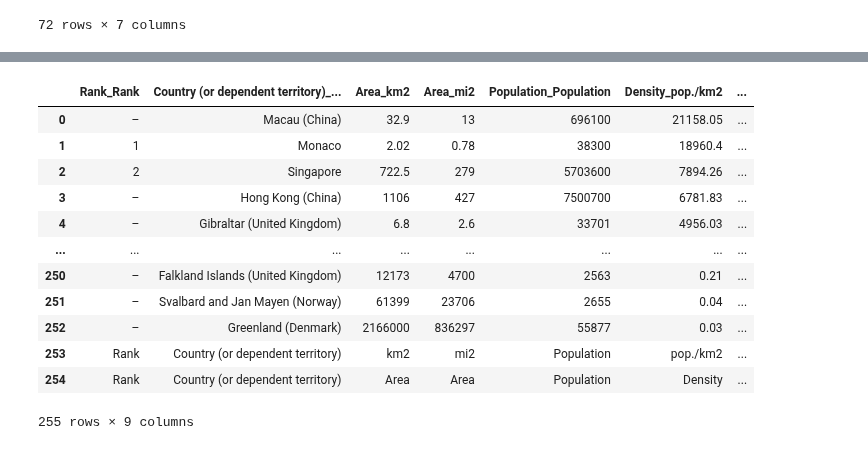
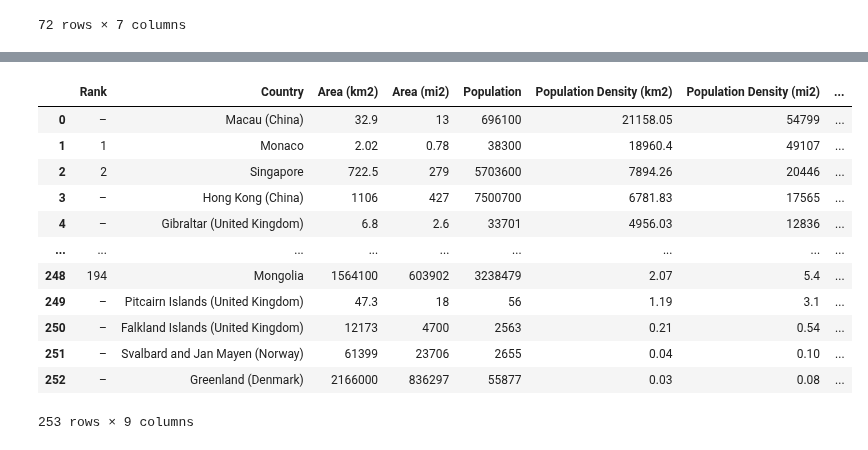
Before and after one commit to gelopez21/ProjectOne, a Jupyter notebook: Project One - Data Cleansing.ipynb, the cells around one changed output, grey strips where cells are left out. Cells and saved outputs as stored; diff of their text form; code cells hidden in the pictures.

Commit message:
Added pull of population table from Wiki

```diff
--- a/Project One - Data Cleansing.ipynb
+++ b/Project One - Data Cleansing.ipynb
@@ -214,16 +170,28 @@ test_df.columns = ["_".join(col) for col in test_df.columns]
-# %%
-test_df
-# %% [output]
-|  | Rank_Rank | Country (or dependent territory)_... | Area_km2 | Area_mi2 | Population_Population | Density_pop./km2 | ... |
-| 0 | – | Macau (China) | 32.9 | 13 | 696100 | 21158.05 | ... |
-| 1 | 1 | Monaco | 2.02 | 0.78 | 38300 | 18960.4 | ... |
-| 2 | 2 | Singapore | 722.5 | 279 | 5703600 | 7894.26 | ... |
-| 3 | – | Hong Kong (China) | 1106 | 427 | 7500700 | 6781.83 | ... |
-| 4 | – | Gibraltar (United Kingdom) | 6.8 | 2.6 | 33701 | 4956.03 | ... |
-| ... | ... | ... | ... | ... | ... | ... | ... |
-| 250 | – | Falkland Islands (United Kingdom) | 12173 | 4700 | 2563 | 0.21 | ... |
-| 251 | – | Svalbard and Jan Mayen (Norway) | 61399 | 23706 | 2655 | 0.04 | ... |
-| 252 | – | Greenland (Denmark) | 2166000 | 836297 | 55877 | 0.03 | ... |
-| 253 | Rank | Country (or dependent territory) | km2 | mi2 | Population | pop./km2 | ... |
-| 254 | Rank | Country (or dependent territory) | Area | Area | Population | Density | ... |
-255 rows × 9 columns
+# %%
+# Read population table from wiki
+population_df = pd.read_html("https://en.wikipedia.org/wiki/List_of_countries_and_dependencies_by_population_density")
+# Return the first table in the list of tables
+population_df = population_df[0]
+# use join to rename double header of table
+population_df.columns = ["_".join(col) for col in population_df.columns]
+# remove rows that represent the double footer
+population_df = population_df[population_df["Rank_Rank"] != "Rank"]
+# rename columns
+population_df.rename(columns={"Rank_Rank": "Rank", "Country (or dependent territory)_Country (or dependent territory)": "Country","Area_km2": "Area (km2)","Area_mi2": "Area (mi2)","Population_Population": "Population"}, inplace=True)
+population_df.rename(columns={"Density_pop./km2": "Population Density (km2)","Density_pop./mi2": "Population Density (mi2)"}, inplace=True)
+#population_df = population_df[{"Country", "Area (mi2)" , "Population", "Population Density (mi2)"}]
+population_df
+# %% [output]
+|  | Rank | Country | Area (km2) | Area (mi2) | Population | Population Density (km2) | Population Density (mi2) | ... |
+| 0 | – | Macau (China) | 32.9 | 13 | 696100 | 21158.05 | 54799 | ... |
+| 1 | 1 | Monaco | 2.02 | 0.78 | 38300 | 18960.4 | 49107 | ... |
+| 2 | 2 | Singapore | 722.5 | 279 | 5703600 | 7894.26 | 20446 | ... |
+| 3 | – | Hong Kong (China) | 1106 | 427 | 7500700 | 6781.83 | 17565 | ... |
+| 4 | – | Gibraltar (United Kingdom) | 6.8 | 2.6 | 33701 | 4956.03 | 12836 | ... |
+| ... | ... | ... | ... | ... | ... | ... | ... | ... |
+| 248 | 194 | Mongolia | 1564100 | 603902 | 3238479 | 2.07 | 5.4 | ... |
+| 249 | – | Pitcairn Islands (United Kingdom) | 47.3 | 18 | 56 | 1.19 | 3.1 | ... |
+| 250 | – | Falkland Islands (United Kingdom) | 12173 | 4700 | 2563 | 0.21 | 0.54 | ... |
+| 251 | – | Svalbard and Jan Mayen (Norway) | 61399 | 23706 | 2655 | 0.04 | 0.10 | ... |
+| 252 | – | Greenland (Denmark) | 2166000 | 836297 | 55877 | 0.03 | 0.08 | ... |
+253 rows × 9 columns
```
Also changed, not shown: parts of 7 cells of this notebook.
